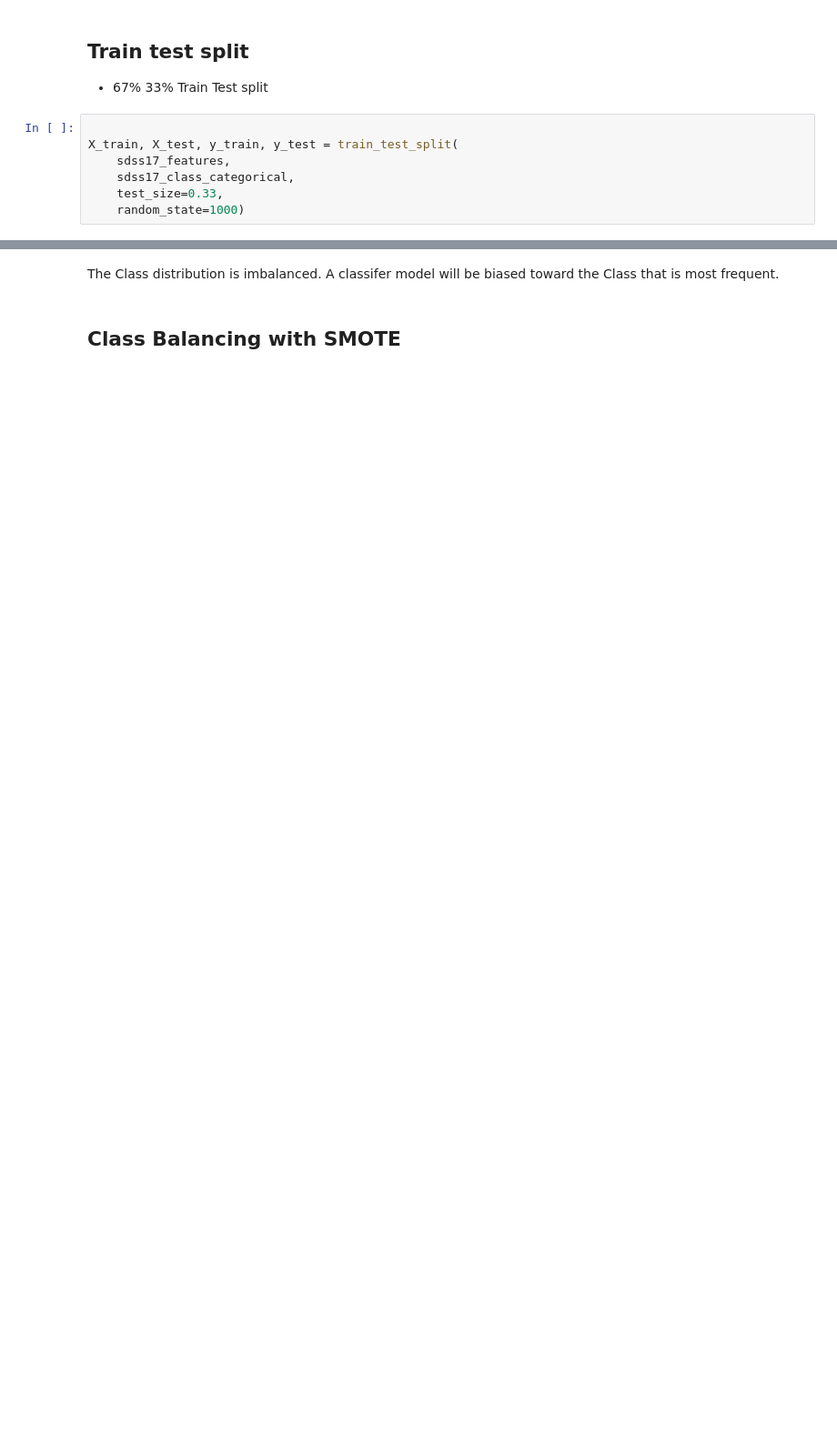
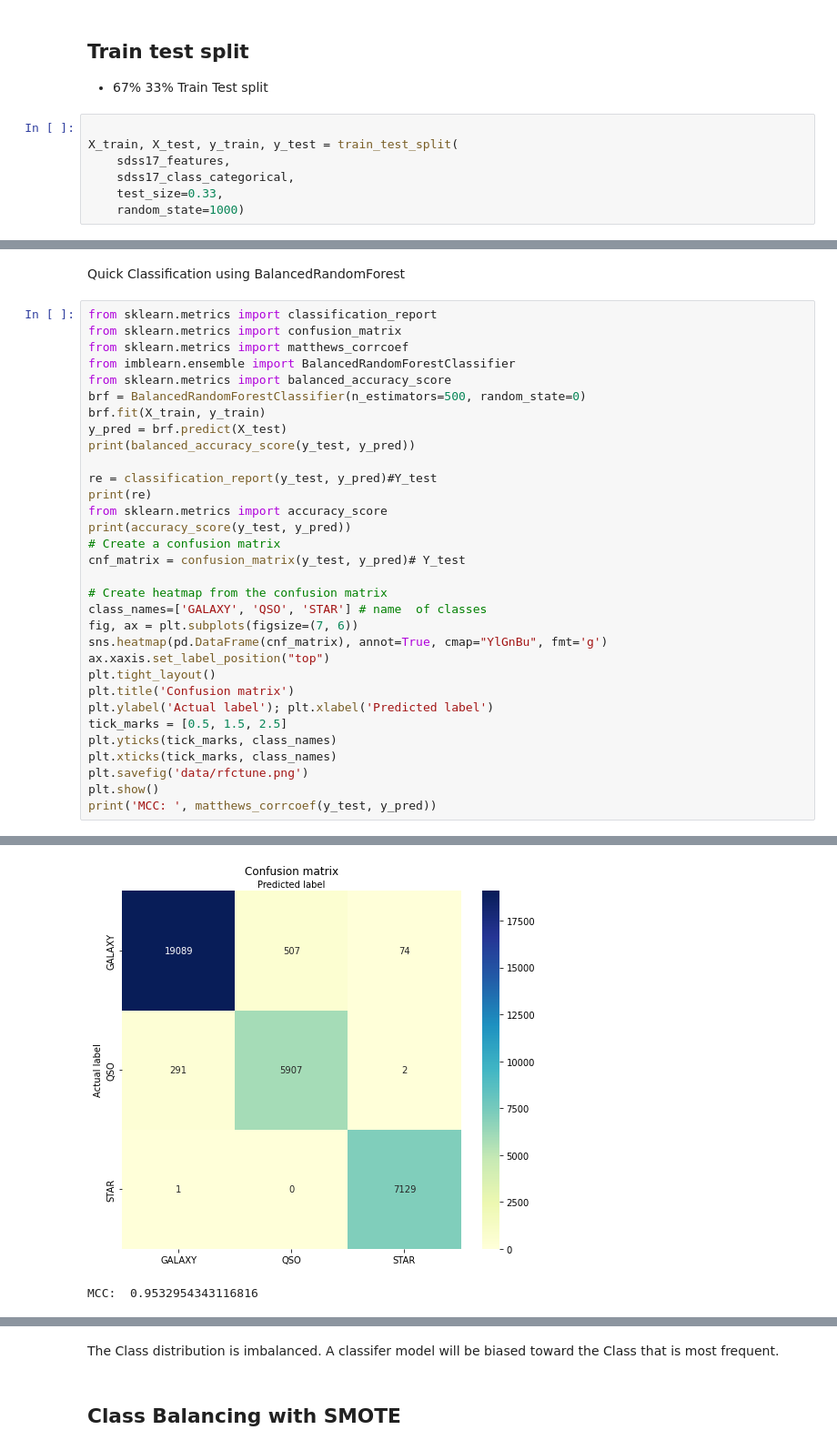
Before and after one commit to Fabio-RibeiroB/StellarClassificationMsc, a Jupyter notebook: StellarEDA.ipynb, the cells around one changed output, grey strips where cells are left out. Shown: that part at 91% size. Saved outputs shown, nothing was run; the diff lists cells and outputs as text; blank space fills up the shorter version.

```diff
--- a/StellarEDA.ipynb
+++ b/StellarEDA.ipynb
@@ -355,0 +356,35 @@ Size of Training set (66999) + Size of Testing set (33000) = 99999 = Size of Ori
+# %% [markdown]
+Quick Classification using BalancedRandomForest
+# %%
+from sklearn.metrics import classification_report
+from sklearn.metrics import confusion_matrix
+from sklearn.metrics import matthews_corrcoef
+from imblearn.ensemble import BalancedRandomForestClassifier
+from sklearn.metrics import balanced_accuracy_score
+brf = BalancedRandomForestClassifier(n_estimators=500, random_state=0)
+brf.fit(X_train, y_train)
+y_pred = brf.predict(X_test)
+print(balanced_accuracy_score(y_test, y_pred))
+
+re = classification_report(y_test, y_pred)#Y_test
+print(re)
+from sklearn.metrics import accuracy_score
+print(accuracy_score(y_test, y_pred))
+# Create a confusion matrix
+cnf_matrix = confusion_matrix(y_test, y_pred)# Y_test
+
+# Create heatmap from the confusion matrix
+class_names=['GALAXY', 'QSO', 'STAR'] # name  of classes
+fig, ax = plt.subplots(figsize=(7, 6))
+sns.heatmap(pd.DataFrame(cnf_matrix), annot=True, cmap="YlGnBu", fmt='g')
+ax.xaxis.set_label_position("top")
+plt.tight_layout()
+plt.title('Confusion matrix')
+plt.ylabel('Actual label'); plt.xlabel('Predicted label')
+tick_marks = [0.5, 1.5, 2.5]
+plt.yticks(tick_marks, class_names)
+plt.xticks(tick_marks, class_names)
+plt.savefig('data/rfctune.png')
+plt.show()
+print('MCC: ', matthews_corrcoef(y_test, y_pred))
+# %% [output]
@@ -355,0 +402,2 @@ Size of Training set (66999) + Size of Testing set (33000) = 99999 = Size of Ori
+[figure, added]
+MCC:  0.9532954343116816
```
Also changed, not shown: parts of 9 cells of this notebook, 11 other files.
